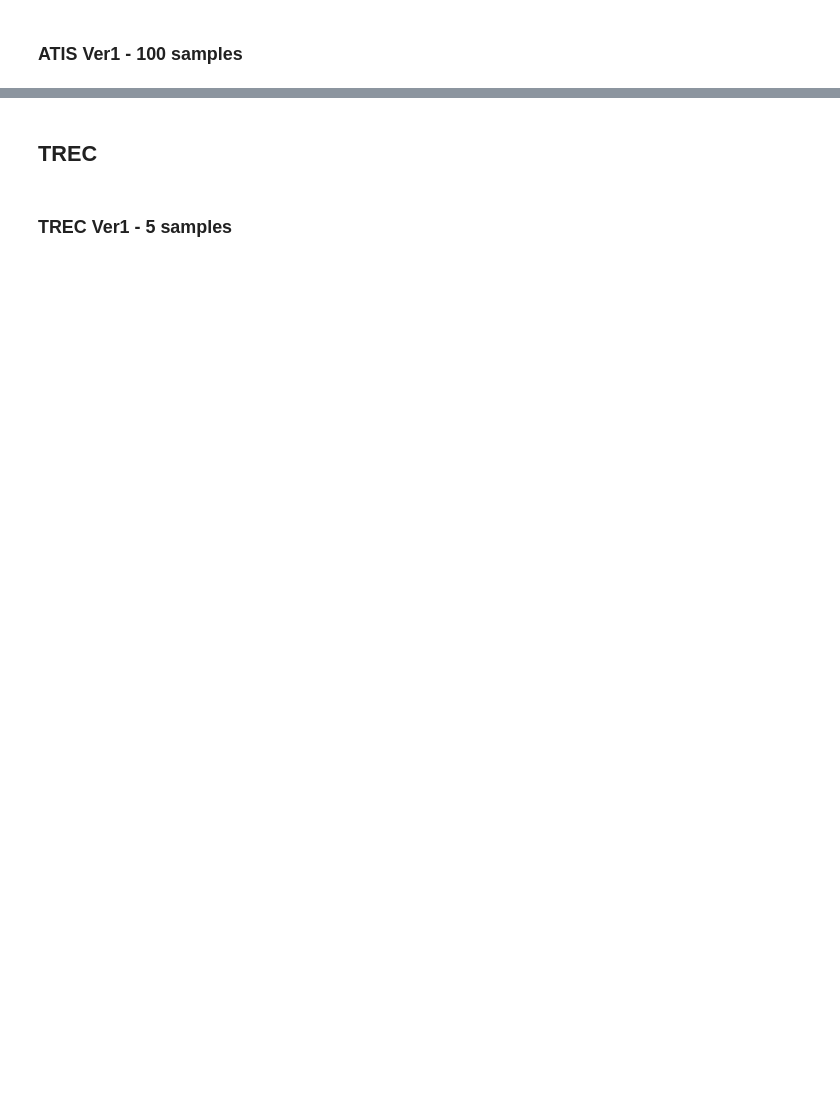
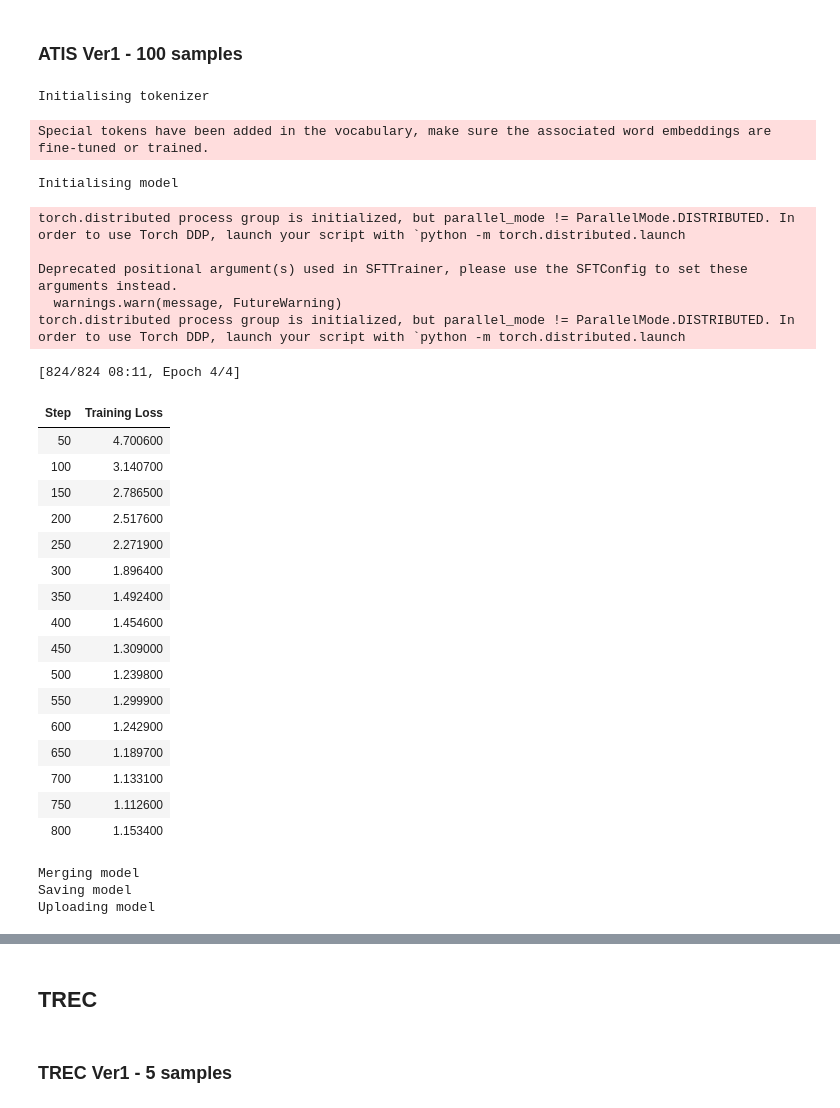
Before and after one commit to elephanti/NLPProject2024, a Jupyter notebook: LAMBADA Data Augmentation.ipynb, the cells around one changed output, grey strips where cells are left out. Cells and saved outputs as stored; diff of their text form; code cells hidden in the pictures; blank space fills up the shorter version.

```diff
--- a/LAMBADA Data Augmentation.ipynb
+++ b/LAMBADA Data Augmentation.ipynb
@@ -45,0 +42,2 @@ VBox(children=(HTML(value='<center> <img\nsrc=https://huggingface.co/front/asset
+# %%
+TOKEN = "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"
@@ -102,3 +101,10 @@ trec_100_subset.csv 100%[===================>] 464.72K  --.-KB/s    in 0.03s
+# %%
+data_augmenter = DataAugmenter(
+    experiment_name = "Llama3_8B_ATIS_VER_1_10",
+    model_name = "llama",
+    repo_id="ALivshits",
+    token=TOKEN
+)
 # %%
 atis_train_5_dataset = data_augmenter.load_and_preprocess_dataset('datasets/ATIS/VER1/atis_5_subset.csv')
 atis_train_10_dataset = data_augmenter.load_and_preprocess_dataset('datasets/ATIS/VER1/atis_10_subset.csv')
@@ -268,3 +504,45 @@ del data_augmenter
 # %% [markdown]
 ### ATIS Ver1 - 100 samples
+# %%
+data_augmenter = DataAugmenter(
+    experiment_name = "Llama3_8B_ATIS_100",
+    model_name = "llama",
+    repo_id="ALivshits",
+    token=TOKEN
+)
+# %%
+data_augmenter.train_llm(atis_train_100_dataset, num_train_epochs=4, save_steps=200, logging_steps=50)
+# %% [output]
+Initialising tokenizer
+Special tokens have been added in the vocabulary, make sure the associated word embeddings are fine-tuned or trained.
+Initialising model
+torch.distributed process group is initialized, but parallel_mode != ParallelMode.DISTRIBUTED. In order to use Torch DDP, launch your script with `python -m torch.distributed.launch
+
+Deprecated positional argument(s) used in SFTTrainer, please use the SFTConfig to set these arguments instead.
+  warnings.warn(message, FutureWarning)
+torch.distributed process group is initialized, but parallel_mode != ParallelMode.DISTRIBUTED. In order to use Torch DDP, launch your script with `python -m torch.distributed.launch
+[824/824 08:11, Epoch 4/4]
+| Step | Training Loss |
+| 50 | 4.700600 |
+| 100 | 3.140700 |
+| 150 | 2.786500 |
+| 200 | 2.517600 |
+| 250 | 2.271900 |
+| 300 | 1.896400 |
+| 350 | 1.492400 |
+| 400 | 1.454600 |
+| 450 | 1.309000 |
+| 500 | 1.239800 |
+| 550 | 1.299900 |
+| 600 | 1.242900 |
+| 650 | 1.189700 |
+| 700 | 1.133100 |
+| 750 | 1.112600 |
+| 800 | 1.153400 |
+# %%
+data_augmenter.merge_and_upload()
+# %% [output]
+Merging model
+Saving model
+Uploading model
 # %%
```
Also changed, not shown: parts of 42 cells of this notebook.
